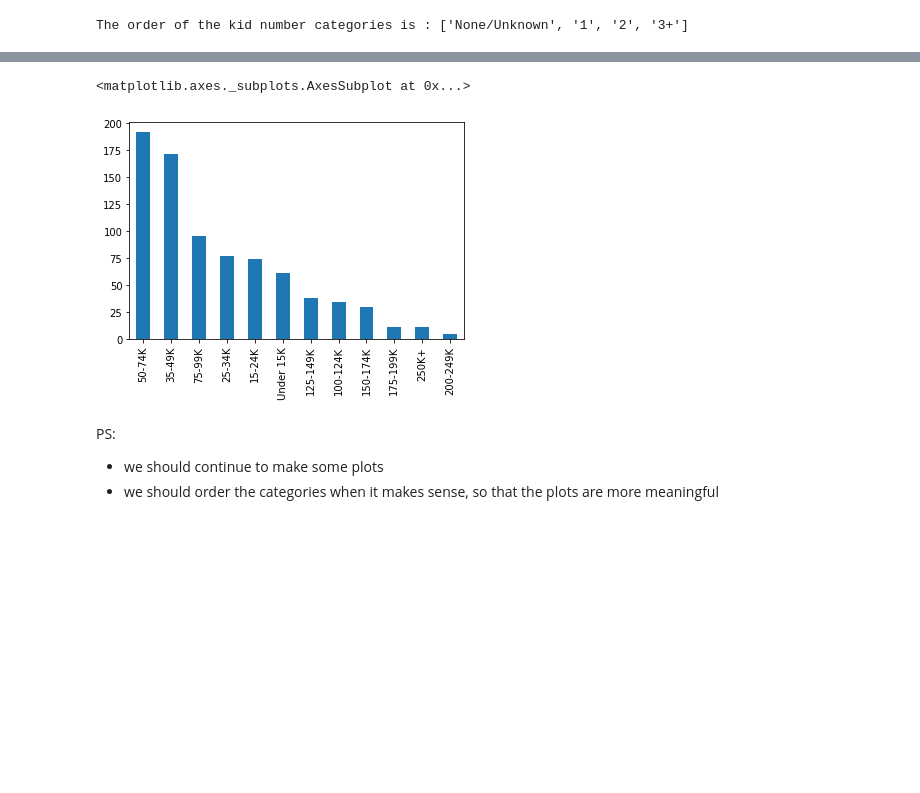
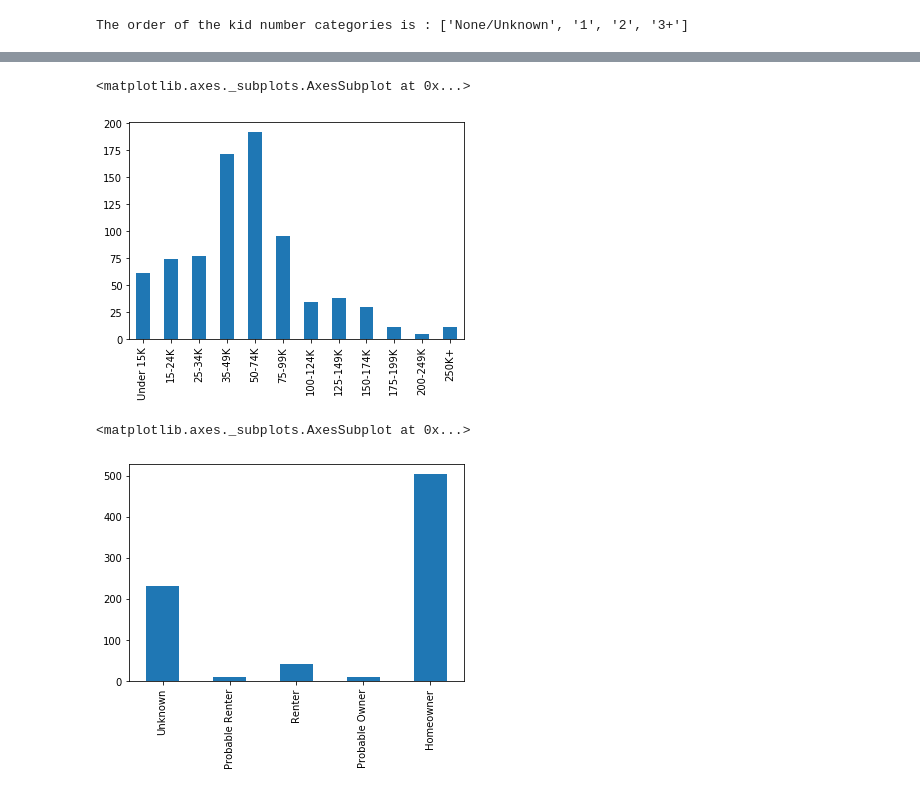
Before and after one commit to marvande/epfl-ada-2019-data-analysis, a Jupyter notebook: code/main.ipynb, the cells around one changed output, grey strips where cells are left out. Cells and saved outputs as stored; diff of their text form; code cells hidden in the pictures; blank space fills up the shorter version.

```diff
--- a/code/main.ipynb
+++ b/code/main.ipynb
@@ -297,9 +337,10 @@ hh_demographic['MARITAL_STATUS_CODE'].value_counts().plot(kind='bar')
 # %%
-hh_demographic['INCOME_DESC'].value_counts().plot(kind='bar')
+hh_demographic['INCOME_DESC'].value_counts(sort = False).plot(kind='bar')
 # %% [output]
 <matplotlib.axes._subplots.AxesSubplot at 0x...>
-[figure, old version]
+[figure, new version]
-# %% [markdown]
-PS:
-- we should continue to make some plots
-- we should order the categories when it makes sense, so that the plots are more meaningful
+# %%
+hh_demographic['HOMEOWNER_DESC'].value_counts(sort = False).plot(kind='bar')
+# %% [output]
+<matplotlib.axes._subplots.AxesSubplot at 0x...>
+[figure, added]
```
Also changed, not shown: parts of 29 cells of this notebook.
